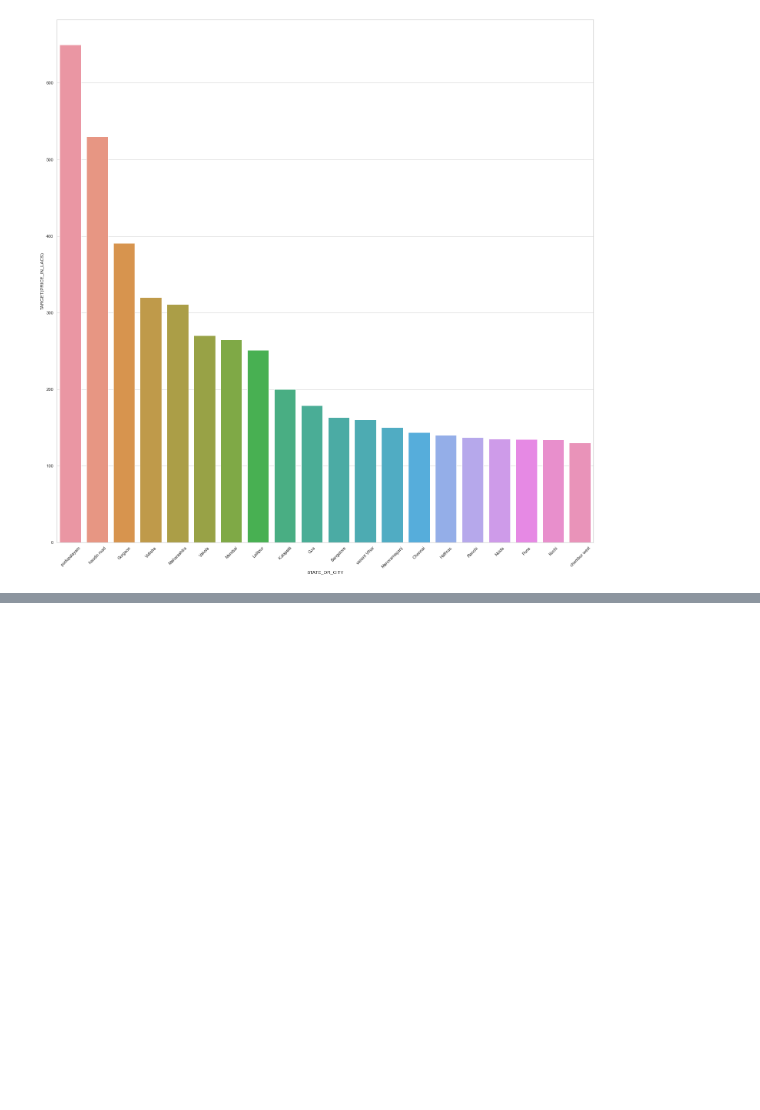
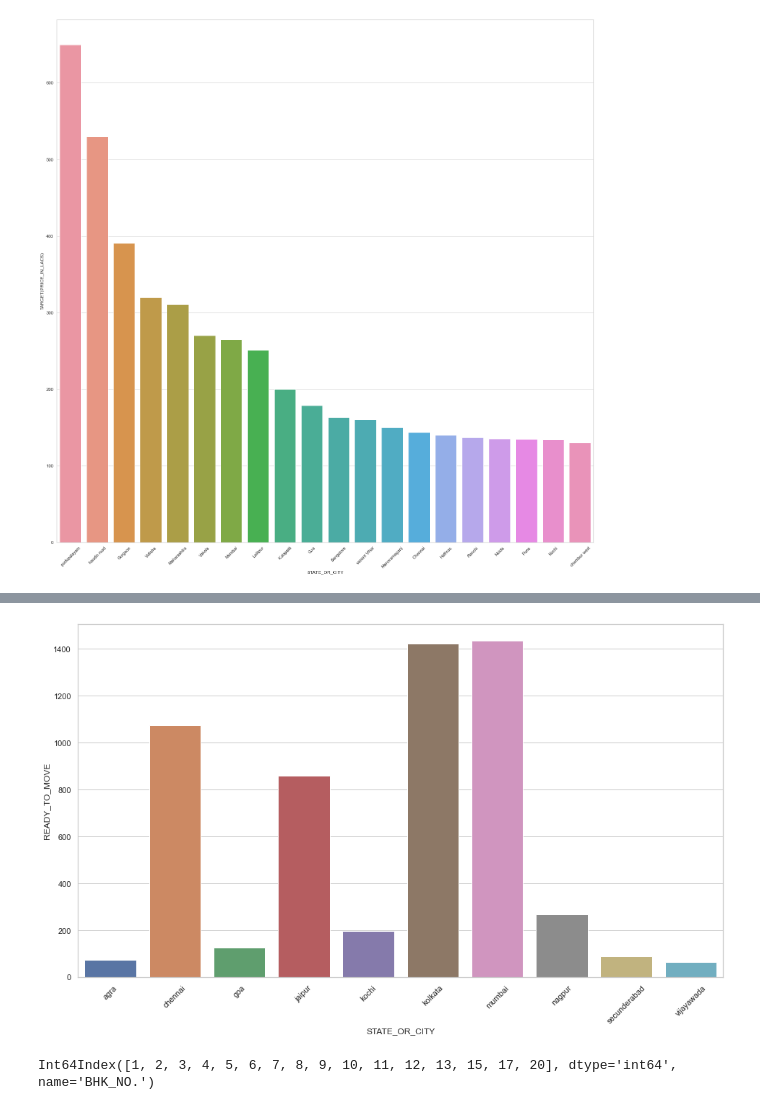
Before and after one commit to ethender/masterssemsterc, a Jupyter notebook: pricesprediction.ipynb, the cells around one changed output, grey strips where cells are left out. Cells and saved outputs as stored; diff of their text form; code cells hidden in the pictures; blank space fills up the shorter version.

```diff
--- a/pricesprediction.ipynb
+++ b/pricesprediction.ipynb
@@ -669,0 +735,4 @@ plt.xticks(rotation=45);
+# %%
+cities = ['gurgoan','mumbai','jaipur','chennai','banglore','nagpur','secunderabad','goa','vijayawada','kolkata','kochi','agra']
+top_cities = citiesCopyData[citiesCopyData['STATE_OR_CITY'].isin(cities)]
+top_cities
@@ -669,0 +753,12 @@ plt.xticks(rotation=45);
+# %%
+ready_to_move_cities = top_cities[['STATE_OR_CITY','READY_TO_MOVE','TARGET(PRICE_IN_LACS)']].groupby('STATE_OR_CITY',as_index=False)['TARGET(PRICE_IN_LACS)','READY_TO_MOVE'].sum()
+# %%
+plt.figure(figsize=(16,9))
+sns.barplot(x=ready_to_move_cities['STATE_OR_CITY'],y=ready_to_move_cities['READY_TO_MOVE'])
+plt.xticks(rotation=45);
+# %% [output]
+[figure, added]
+# %%
+train_data.groupby('BHK_NO.')['BHK_NO.'].sum().index
+# %% [output]
+Int64Index([1, 2, 3, 4, 5, 6, 7, 8, 9, 10, 11, 12, 13, 15, 17, 20], dtype='int64', name='BHK_NO.')
```
Also changed, not shown: parts of 18 cells of this notebook, 2 other files.
